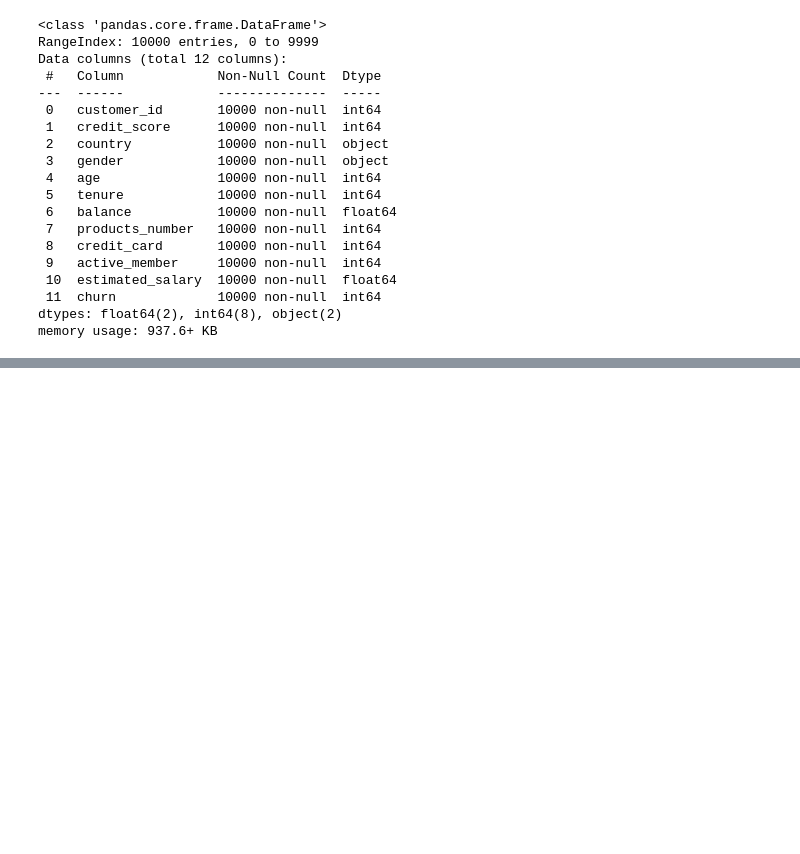
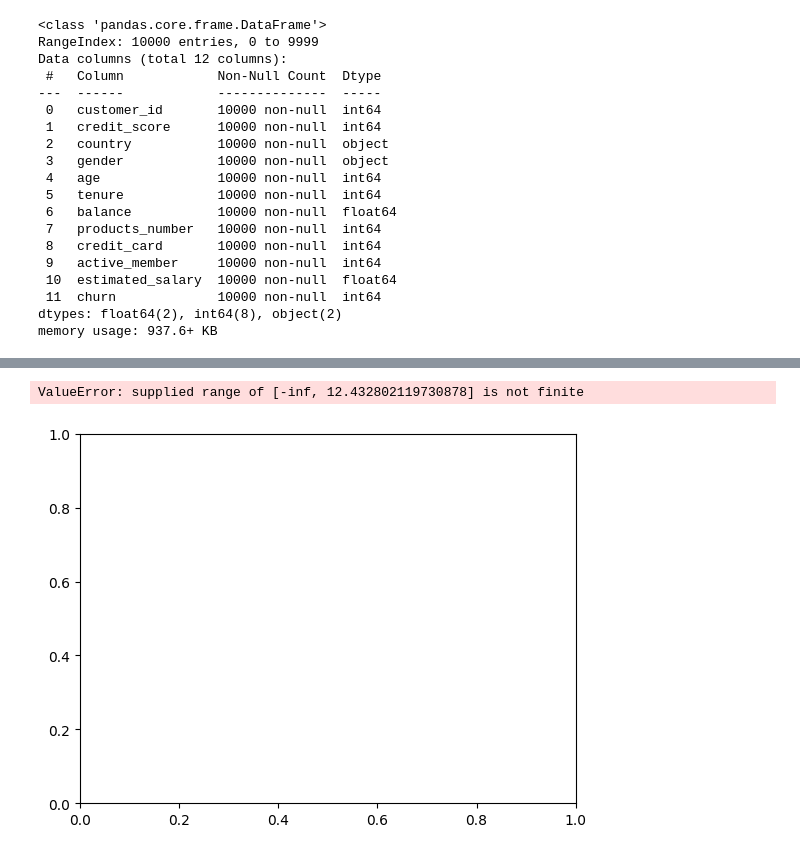
Before and after one commit to cleavestone/Customer_Churn_MLOPS, a Jupyter notebook: notebooks/EDA.ipynb, the cells around one changed output, grey strips where cells are left out. Saved outputs shown, nothing was run; the diff lists cells and outputs as text; code cells hidden in the pictures; blank space fills up the shorter version.

```diff
--- a/notebooks/EDA.ipynb
+++ b/notebooks/EDA.ipynb
@@ -157,0 +177,6 @@ array([[<Axes: title={'center': 'Age'}>,
+# %%
+df['balance_transformed']=np.log(df['balance'])
+plt.hist(df['balance_transformed'],bins=30)
+# %% [output]
+ValueError: supplied range of [-inf, 12.432802119730878] is not finite
+[figure, added]
```
Also changed, not shown: parts of 4 cells of this notebook, 1 other file.
